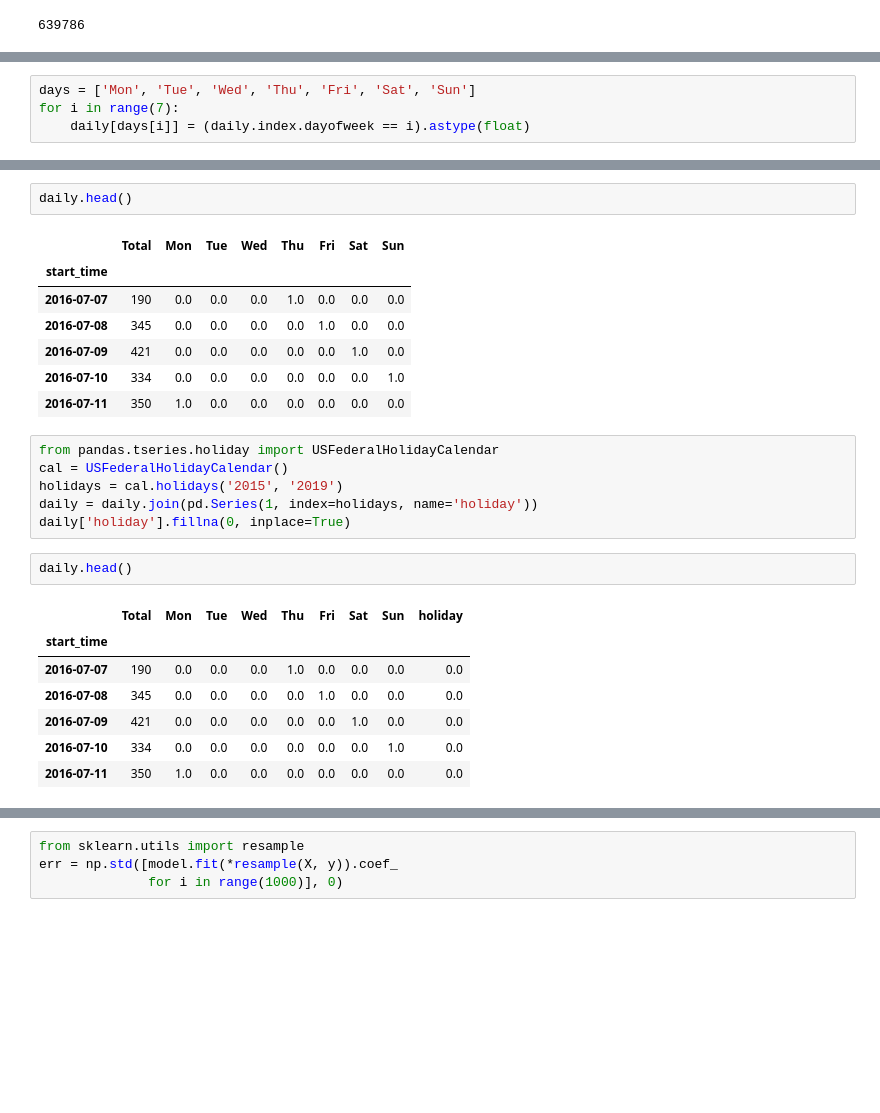
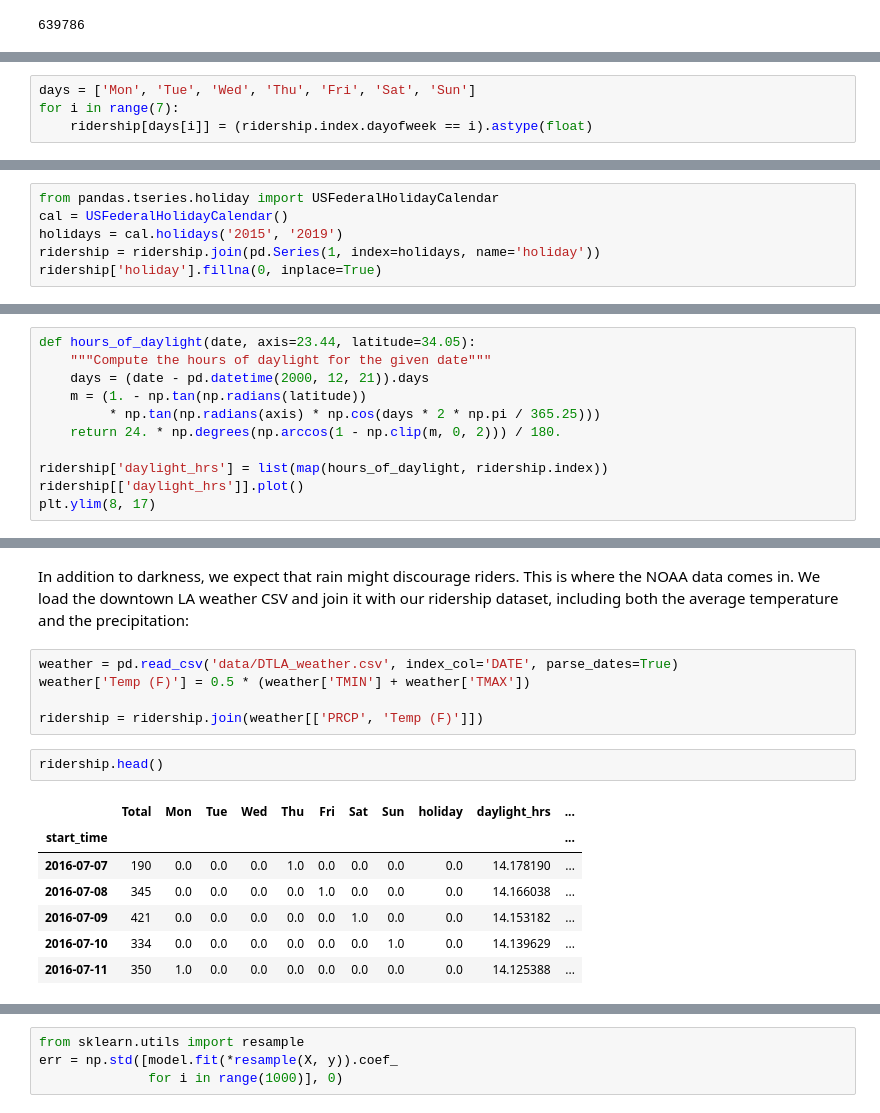
Before and after one commit to ian-r-rose/school-of-data-la-machine-learning, a Jupyter notebook: notebooks/metro-bikeshare-regression.ipynb, the cells around one changed output, grey strips where cells are left out. Cells and saved outputs as stored; diff of their text form; blank space fills up the shorter version.

```diff
--- a/notebooks/metro-bikeshare-regression.ipynb
+++ b/notebooks/metro-bikeshare-regression.ipynb
@@ -35,4 +101,4 @@ daily = daily[['Total']] # remove other columns
 # %%
 days = ['Mon', 'Tue', 'Wed', 'Thu', 'Fri', 'Sat', 'Sun']
 for i in range(7):
-    daily[days[i]] = (daily.index.dayofweek == i).astype(float)
+    ridership[days[i]] = (ridership.index.dayofweek == i).astype(float)
@@ -38,0 +120,6 @@ for i in range(7):
+# %%
+from pandas.tseries.holiday import USFederalHolidayCalendar
+cal = USFederalHolidayCalendar()
+holidays = cal.holidays('2015', '2019')
+ridership = ridership.join(pd.Series(1, index=holidays, name='holiday'))
+ridership['holiday'].fillna(0, inplace=True)
@@ -38,0 +141,11 @@ for i in range(7):
+# %%
+def hours_of_daylight(date, axis=23.44, latitude=34.05):
+    """Compute the hours of daylight for the given date"""
+    days = (date - pd.datetime(2000, 12, 21)).days
+    m = (1. - np.tan(np.radians(latitude))
+         * np.tan(np.radians(axis) * np.cos(days * 2 * np.pi / 365.25)))
+    return 24. * np.degrees(np.arccos(1 - np.clip(m, 0, 2))) / 180.
+
+ridership['daylight_hrs'] = list(map(hours_of_daylight, ridership.index))
+ridership[['daylight_hrs']].plot()
+plt.ylim(8, 17)
@@ -39,26 +155,20 @@ for i in range(7):
+# %% [markdown]
+In addition to darkness, we expect that rain might discourage riders.
+This is where the NOAA data comes in.
+We load the downtown LA weather CSV and join it with our ridership dataset,
+including both the average temperature and the precipitation:
+# %%
+weather = pd.read_csv('data/DTLA_weather.csv', index_col='DATE', parse_dates=True)
+weather['Temp (F)'] = 0.5 * (weather['TMIN'] + weather['TMAX'])
+
+ridership = ridership.join(weather[['PRCP', 'Temp (F)']])
 # %%
-daily.head()
+ridership.head()
 # %% [output]
-|  | Total | Mon | Tue | Wed | Thu | Fri | Sat | Sun |
-| start_time |  |  |  |  |  |  |  |  |
-| 2016-07-07 | 190 | 0.0 | 0.0 | 0.0 | 1.0 | 0.0 | 0.0 | 0.0 |
-| 2016-07-08 | 345 | 0.0 | 0.0 | 0.0 | 0.0 | 1.0 | 0.0 | 0.0 |
-| 2016-07-09 | 421 | 0.0 | 0.0 | 0.0 | 0.0 | 0.0 | 1.0 | 0.0 |
-| 2016-07-10 | 334 | 0.0 | 0.0 | 0.0 | 0.0 | 0.0 | 0.0 | 1.0 |
-| 2016-07-11 | 350 | 1.0 | 0.0 | 0.0 | 0.0 | 0.0 | 0.0 | 0.0 |
+|  | Total | Mon | Tue | Wed | Thu | Fri | Sat | Sun | holiday | daylight_hrs | ... |
+| start_time |  |  |  |  |  |  |  |  |  |  | ... |
+| 2016-07-07 | 190 | 0.0 | 0.0 | 0.0 | 1.0 | 0.0 | 0.0 | 0.0 | 0.0 | 14.178190 | ... |
+| 2016-07-08 | 345 | 0.0 | 0.0 | 0.0 | 0.0 | 1.0 | 0.0 | 0.0 | 0.0 | 14.166038 | ... |
+| 2016-07-09 | 421 | 0.0 | 0.0 | 0.0 | 0.0 | 0.0 | 1.0 | 0.0 | 0.0 | 14.153182 | ... |
+| 2016-07-10 | 334 | 0.0 | 0.0 | 0.0 | 0.0 | 0.0 | 0.0 | 1.0 | 0.0 | 14.139629 | ... |
+| 2016-07-11 | 350 | 1.0 | 0.0 | 0.0 | 0.0 | 0.0 | 0.0 | 0.0 | 0.0 | 14.125388 | ... |
-# %%
-from pandas.tseries.holiday import USFederalHolidayCalendar
-cal = USFederalHolidayCalendar()
-holidays = cal.holidays('2015', '2019')
-daily = daily.join(pd.Series(1, index=holidays, name='holiday'))
-daily['holiday'].fillna(0, inplace=True)
-# %%
-daily.head()
-# %% [output]
-|  | Total | Mon | Tue | Wed | Thu | Fri | Sat | Sun | holiday |
-| start_time |  |  |  |  |  |  |  |  |  |
-| 2016-07-07 | 190 | 0.0 | 0.0 | 0.0 | 1.0 | 0.0 | 0.0 | 0.0 | 0.0 |
-| 2016-07-08 | 345 | 0.0 | 0.0 | 0.0 | 0.0 | 1.0 | 0.0 | 0.0 | 0.0 |
-| 2016-07-09 | 421 | 0.0 | 0.0 | 0.0 | 0.0 | 0.0 | 1.0 | 0.0 | 0.0 |
-| 2016-07-10 | 334 | 0.0 | 0.0 | 0.0 | 0.0 | 0.0 | 0.0 | 1.0 | 0.0 |
-| 2016-07-11 | 350 | 1.0 | 0.0 | 0.0 | 0.0 | 0.0 | 0.0 | 0.0 | 0.0 |
```
Also changed, not shown: parts of 48 cells of this notebook, 1 other file.
